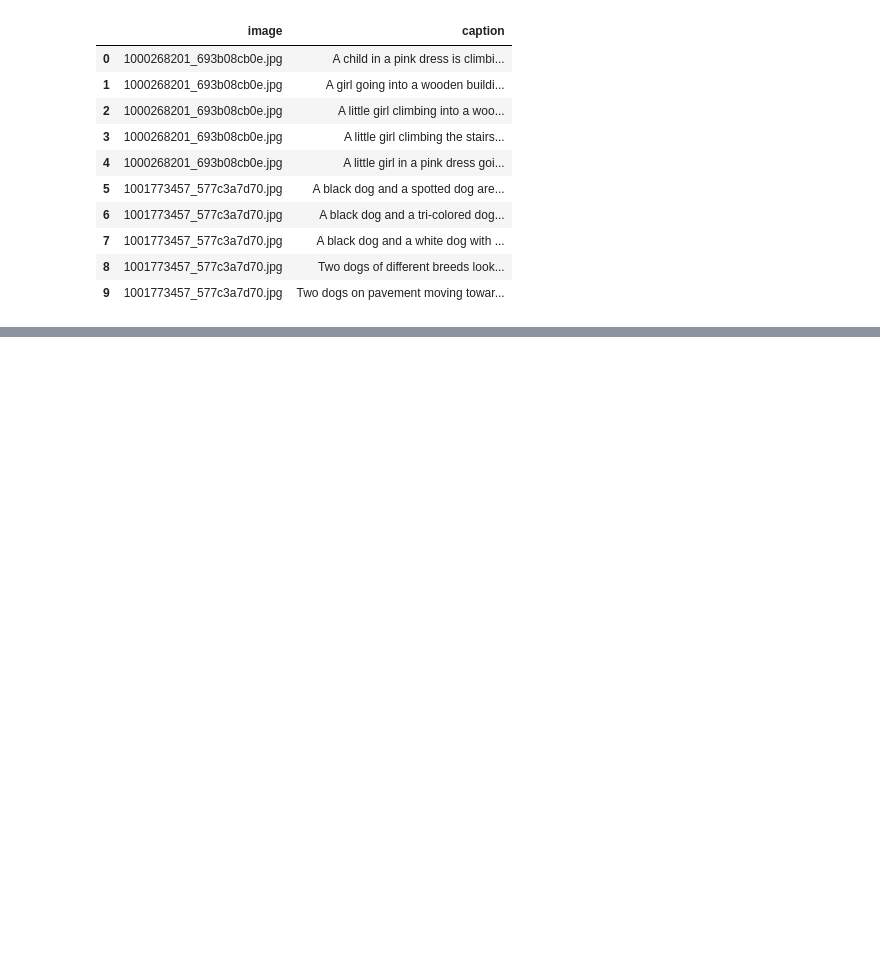
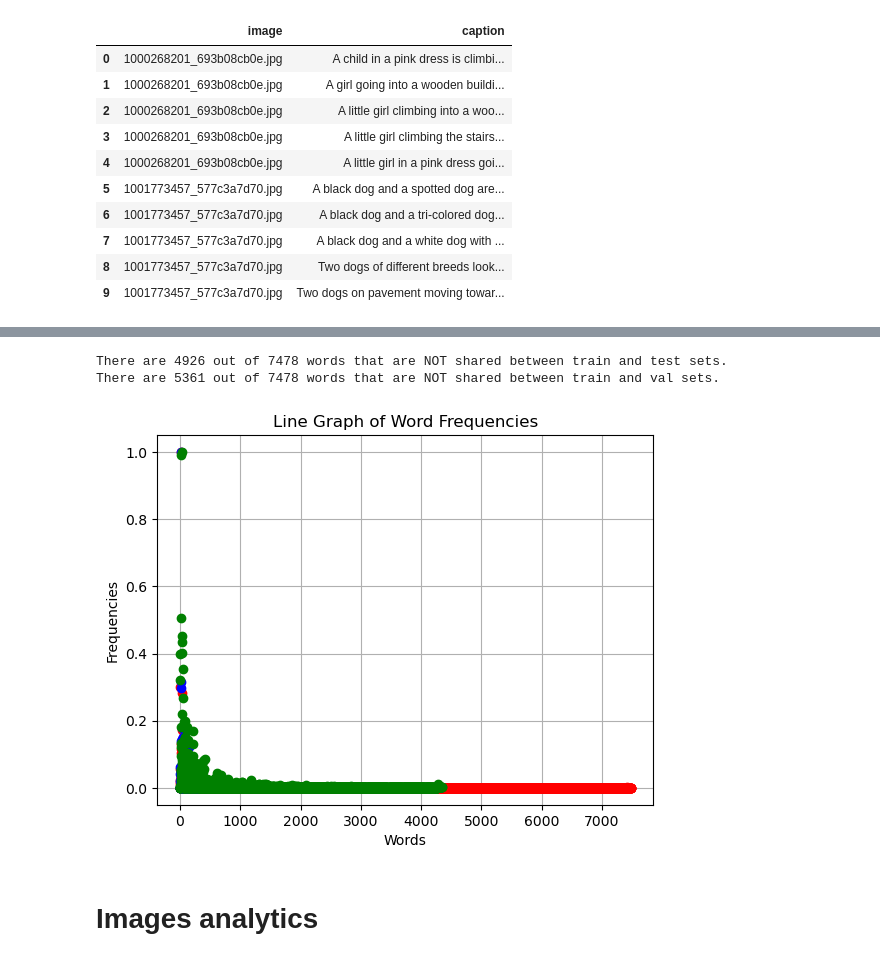
Before and after one commit to adriangar8/vision_learning_project3, a Jupyter notebook: Flickr8k Data Preparation.ipynb, the cells around one changed output, grey strips where cells are left out. Drawn from its saved outputs; the diff is of its cells as text; code cells hidden in the pictures; blank space fills up the shorter version.

```diff
--- a/Flickr8k Data Preparation.ipynb
+++ b/Flickr8k Data Preparation.ipynb
@@ -113,0 +400,9 @@ caption1, caption2
+# %%
+train_vocab = Vocabulary(freq_threshold=1)
+train_vocab.build_vocabulary(train_captions)
+
+val_vocab = Vocabulary(freq_threshold=1)
+val_vocab.build_vocabulary(valid_captions)
+
+test_vocab = Vocabulary(freq_threshold=1)
+test_vocab.build_vocabulary(test_captions)
@@ -113,0 +637,36 @@ caption1, caption2
+# %%
+# Find keys not shared between dict1 and dict2
+not_shared_keys_TRAIN_TEST = set(train_vocab.stoi.keys()) ^ set(test_vocab.stoi.keys())
+not_shared_keys_TRAIN_VAL = set(train_vocab.stoi.keys()) ^ set(val_vocab.stoi.keys())
+
+# shared = set(train_vocab.stoi.keys()) ^ set(test_vocab.stoi.keys())
+
+print(f"There are {len(not_shared_keys_TRAIN_TEST)} out of {len(train_vocab.stoi)} words that are NOT shared between train and test sets.")
+print(f"There are {len(not_shared_keys_TRAIN_VAL)} out of {len(train_vocab.stoi)} words that are NOT shared between train and val sets.")
+# %% [output]
+There are 4926 out of 7478 words that are NOT shared between train and test sets.
+There are 5361 out of 7478 words that are NOT shared between train and val sets.
+# %%
+# Extract keys and values from the dictionary
+characters1 = list(train_idx_counter.keys())
+frequencies1 = scaler.fit_transform([[freq] for freq in list(train_idx_counter.values())]).flatten()
+
+characters2 = list(val_idx_counter.keys())
+frequencies2 = scaler.fit_transform([[freq] for freq in list(val_idx_counter.values())]).flatten()
+
+characters3 = list(test_idx_counter.keys())
+frequencies3 = scaler.fit_transform([[freq] for freq in list(test_idx_counter.values())]).flatten()
+
+plt.close()
+plt.plot(characters1, frequencies1, marker='o', linestyle='', color='r')
+plt.plot(characters2, frequencies2, marker='o', linestyle='', color='b')
+plt.plot(characters3, frequencies3, marker='o', linestyle='', color='g')
+plt.xlabel('Words')
+plt.ylabel('Frequencies')
+plt.title('Line Graph of Word Frequencies')
+plt.grid(True)
+plt.show()
+# %% [output]
+[figure, added]
+# %% [markdown]
+# Images analytics
```
Also changed, not shown: parts of 32 cells of this notebook, 1 other file.
